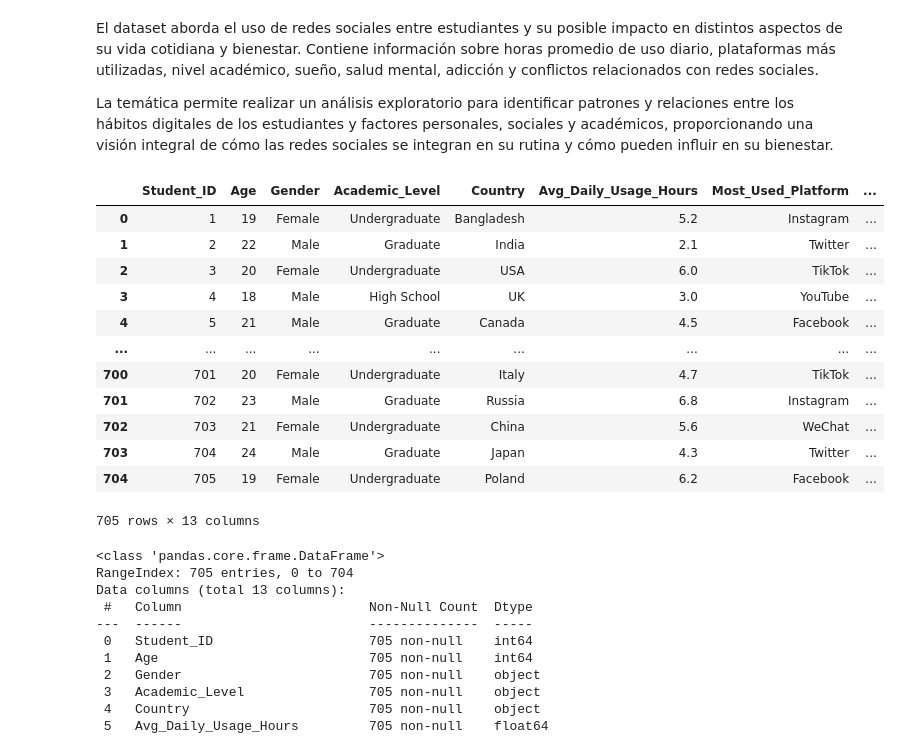
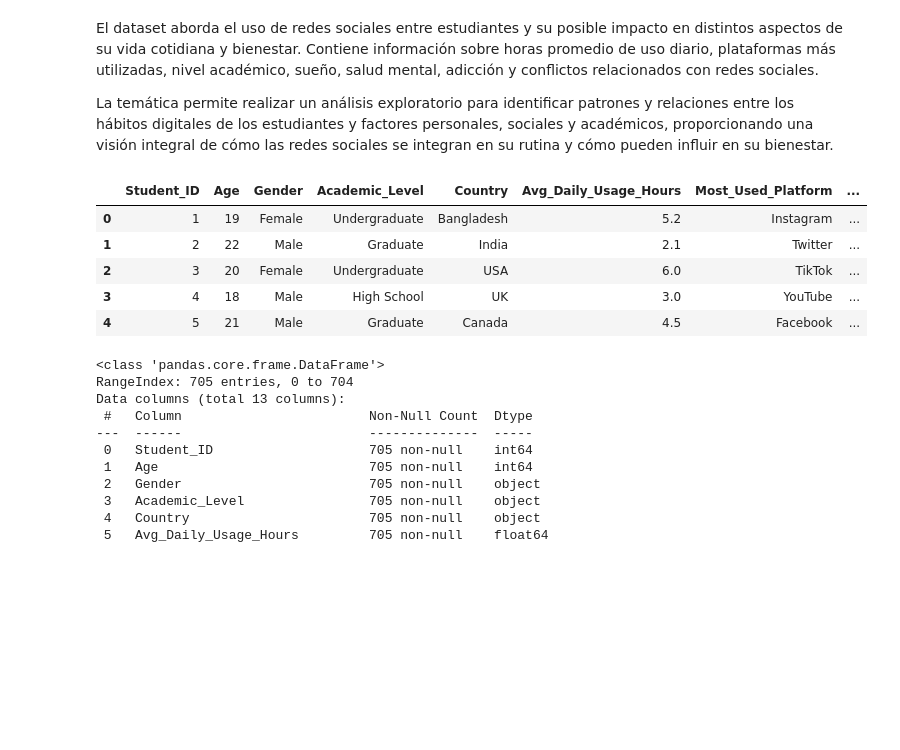
Before and after one commit to AGC79/eda_redes_sociales, a Jupyter notebook: EDA/0-Enunciado_EDA.ipynb, the cells around one changed output. Drawn from its saved outputs; the diff is of its cells as text; code cells hidden in the pictures; blank space fills up the shorter version.

```diff
--- a/EDA/0-Enunciado_EDA.ipynb
+++ b/EDA/0-Enunciado_EDA.ipynb
@@ -125,23 +125,16 @@ La temática permite realizar un análisis exploratorio para identificar patrone
 # %%
 import numpy as np
 import pandas as pd
 
 social_media = pd.read_csv("Students_Social_Media_Addiction.csv", sep=",")
-social_media
+social_media.head()
 # %% [output]
 |  | Student_ID | Age | Gender | Academic_Level | Country | Avg_Daily_Usage_Hours | Most_Used_Platform | ... |
 | 0 | 1 | 19 | Female | Undergraduate | Bangladesh | 5.2 | Instagram | ... |
 | 1 | 2 | 22 | Male | Graduate | India | 2.1 | Twitter | ... |
 | 2 | 3 | 20 | Female | Undergraduate | USA | 6.0 | TikTok | ... |
 | 3 | 4 | 18 | Male | High School | UK | 3.0 | YouTube | ... |
 | 4 | 5 | 21 | Male | Graduate | Canada | 4.5 | Facebook | ... |
-| ... | ... | ... | ... | ... | ... | ... | ... | ... |
-| 700 | 701 | 20 | Female | Undergraduate | Italy | 4.7 | TikTok | ... |
-| 701 | 702 | 23 | Male | Graduate | Russia | 6.8 | Instagram | ... |
-| 702 | 703 | 21 | Female | Undergraduate | China | 5.6 | WeChat | ... |
-| 703 | 704 | 24 | Male | Graduate | Japan | 4.3 | Twitter | ... |
-| 704 | 705 | 19 | Female | Undergraduate | Poland | 6.2 | Facebook | ... |
-705 rows × 13 columns
 # %%
 social_media.info()
 # %% [output]
```
Also changed, not shown: parts of 16 cells of this notebook.
